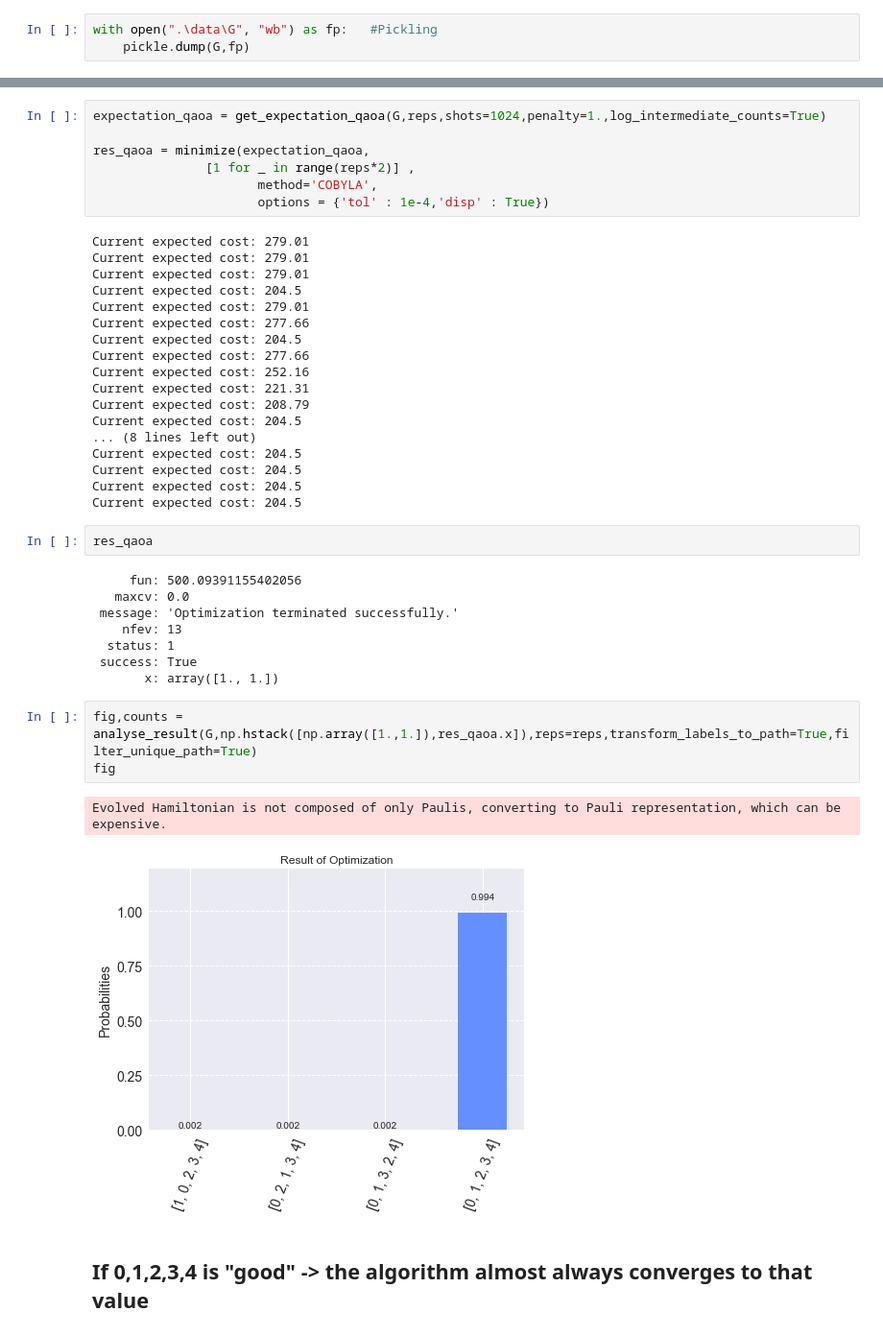
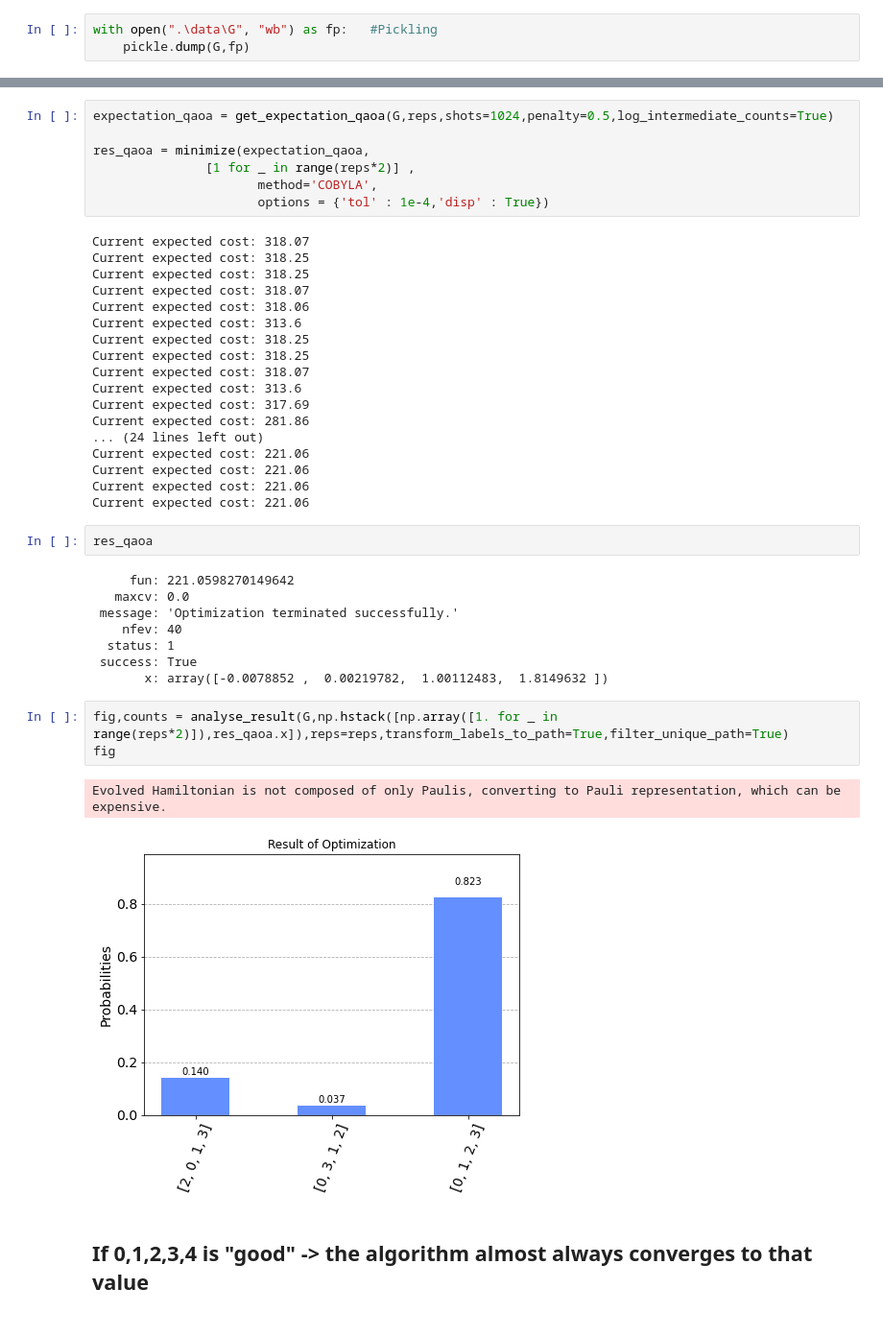
Before and after one commit to simondobers/quantum_alternating_operator, a Jupyter notebook: TSP.ipynb, the cells around one changed output, grey strips where cells are left out. Shown at 96% size. Drawn from its saved outputs; the diff is of its cells as text.

Commit message:
qaoa just used first valid solution - compare those 2

```diff
--- a/TSP.ipynb
+++ b/TSP.ipynb
@@ -82,44 +84,44 @@ solve_tsp_classical(G)
 # %%
-expectation_qaoa = get_expectation_qaoa(G,reps,shots=1024,penalty=1.,log_intermediate_counts=True)
+expectation_qaoa = get_expectation_qaoa(G,reps,shots=1024,penalty=0.5,log_intermediate_counts=True)
 
 res_qaoa = minimize(expectation_qaoa,
                [1 for _ in range(reps*2)] ,
                       method='COBYLA',
                       options = {'tol' : 1e-4,'disp' : True})
 # %% [output]
-Current expected cost: 279.01
-Current expected cost: 279.01
-Current expected cost: 279.01
-Current expected cost: 204.5
-Current expected cost: 279.01
-Current expected cost: 277.66
-Current expected cost: 204.5
-Current expected cost: 277.66
-Current expected cost: 252.16
-Current expected cost: 221.31
-Current expected cost: 208.79
-Current expected cost: 204.5
-... (8 lines left out)
-Current expected cost: 204.5
-Current expected cost: 204.5
-Current expected cost: 204.5
-Current expected cost: 204.5
+Current expected cost: 318.07
+Current expected cost: 318.25
+Current expected cost: 318.25
+Current expected cost: 318.07
+Current expected cost: 318.06
+Current expected cost: 313.6
+Current expected cost: 318.25
+Current expected cost: 318.25
+Current expected cost: 318.07
+Current expected cost: 313.6
+Current expected cost: 317.69
+Current expected cost: 281.86
+... (24 lines left out)
+Current expected cost: 221.06
+Current expected cost: 221.06
+Current expected cost: 221.06
+Current expected cost: 221.06
 # %%
 res_qaoa
 # %% [output]
-     fun: 500.09391155402056
+     fun: 221.0598270149642
    maxcv: 0.0
  message: 'Optimization terminated successfully.'
-    nfev: 13
+    nfev: 40
   status: 1
  success: True
-       x: array([1., 1.])
+       x: array([-0.0078852 ,  0.00219782,  1.00112483,  1.8149632 ])
 # %%
-fig,counts = analyse_result(G,np.hstack([np.array([1.,1.]),res_qaoa.x]),reps=reps,transform_labels_to_path=True,filter_unique_path=True)
+fig,counts = analyse_result(G,np.hstack([np.array([1. for _ in range(reps*2)]),res_qaoa.x]),reps=reps,transform_labels_to_path=True,filter_unique_path=True)
 fig
 # %% [output]
 Evolved Hamiltonian is not composed of only Paulis, converting to Pauli representation, which can be expensive.
-[figure, old version]
+[figure, new version]
 # %% [markdown]
 ## If 0,1,2,3,4 is "good" -> the algorithm almost always converges to that value
 # %%
```
Also changed, not shown: parts of 6 cells of this notebook, 5 other files.
